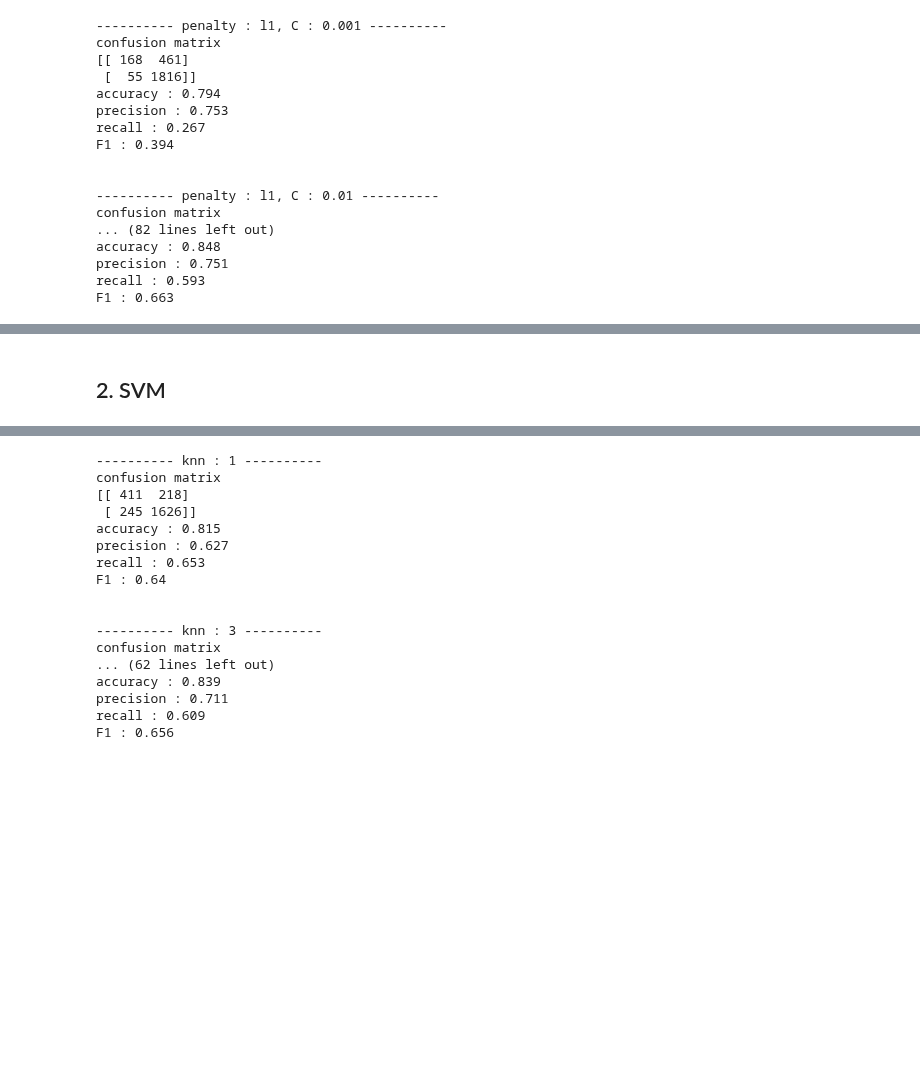
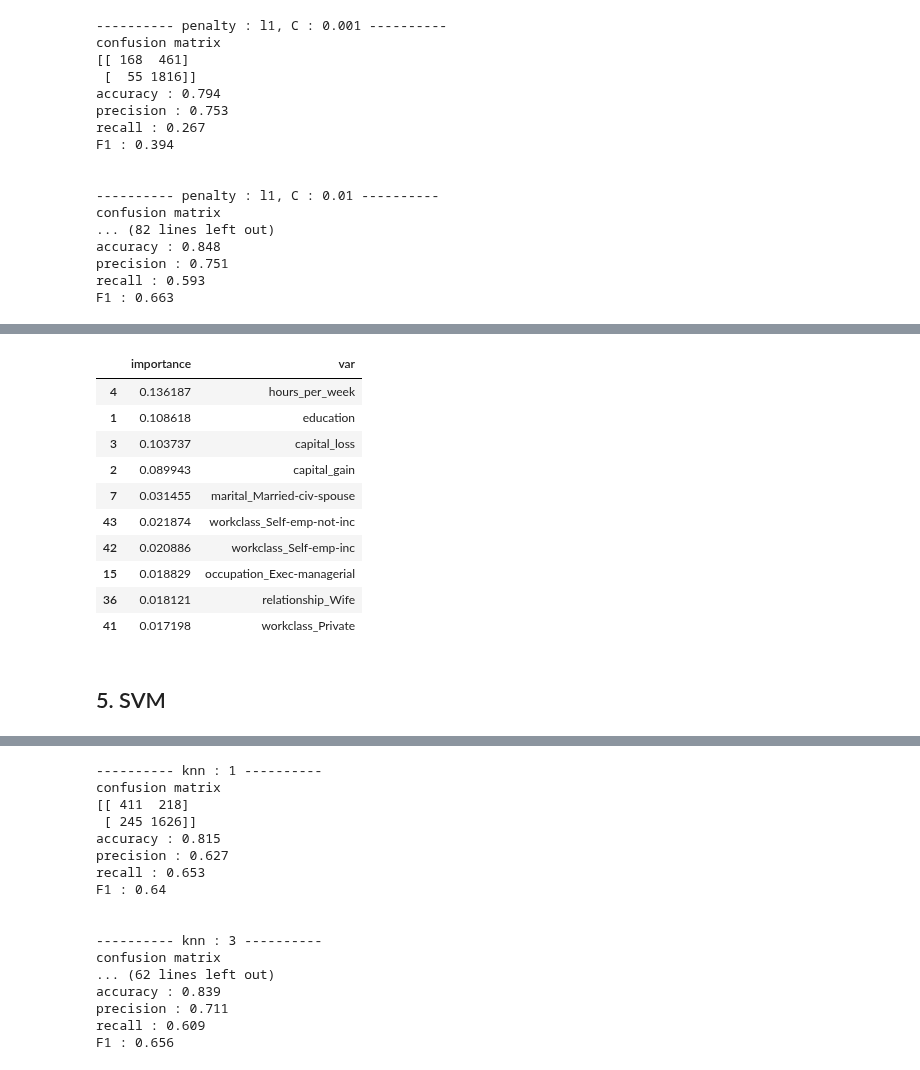
Before and after one commit to woosa7/PythonDataAnalytics, a Jupyter notebook: KMU/FinalExam.ipynb, the cells around one changed output, grey strips where cells are left out. Drawn from its saved outputs; the diff is of its cells as text; code cells hidden in the pictures; blank space fills up the shorter version.

```diff
--- a/KMU/FinalExam.ipynb
+++ b/KMU/FinalExam.ipynb
@@ -138,0 +246,3 @@ F1 : 0.663
+# %%
+model = GradientBoostingClassifier(n_estimators=1000)
+model.fit(X_train, y_train)
@@ -139,2 +268,18 @@ F1 : 0.663
+# %%
+varDic = {'var':X_train.columns, 'importance':model.feature_importances_}
+impVar = pd.DataFrame(varDic)
+impVar.sort_values(by='importance', ascending=False)[1:11]
+# %% [output]
+|  | importance | var |
+| 4 | 0.136187 | hours_per_week |
+| 1 | 0.108618 | education |
+| 3 | 0.103737 | capital_loss |
+| 2 | 0.089943 | capital_gain |
+| 7 | 0.031455 | marital_Married-civ-spouse |
+| 43 | 0.021874 | workclass_Self-emp-not-inc |
+| 42 | 0.020886 | workclass_Self-emp-inc |
+| 15 | 0.018829 | occupation_Exec-managerial |
+| 36 | 0.018121 | relationship_Wife |
+| 41 | 0.017198 | workclass_Private |
 # %% [markdown]
-## 2. SVM
+## 5. SVM
```
Also changed, not shown: parts of 37 cells of this notebook, 1 other file.
